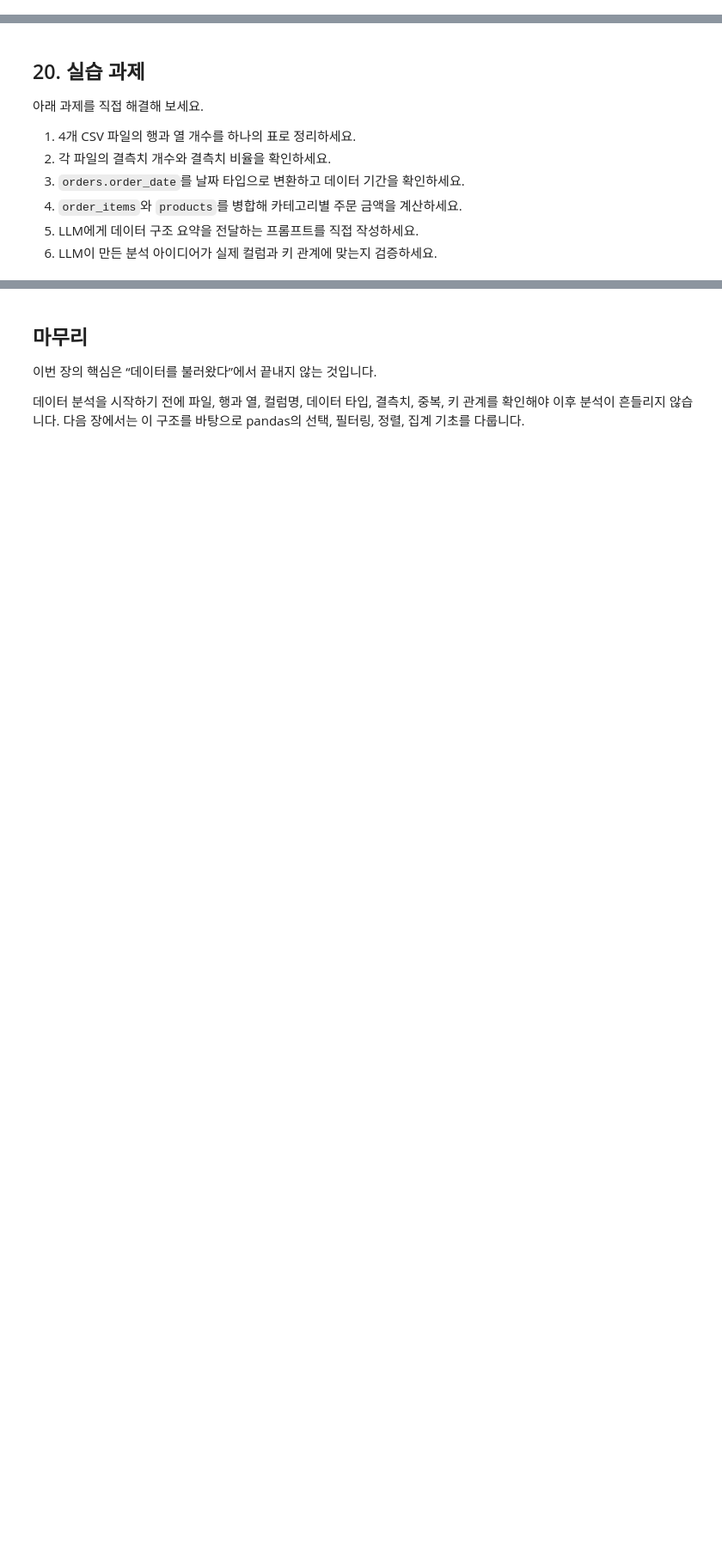
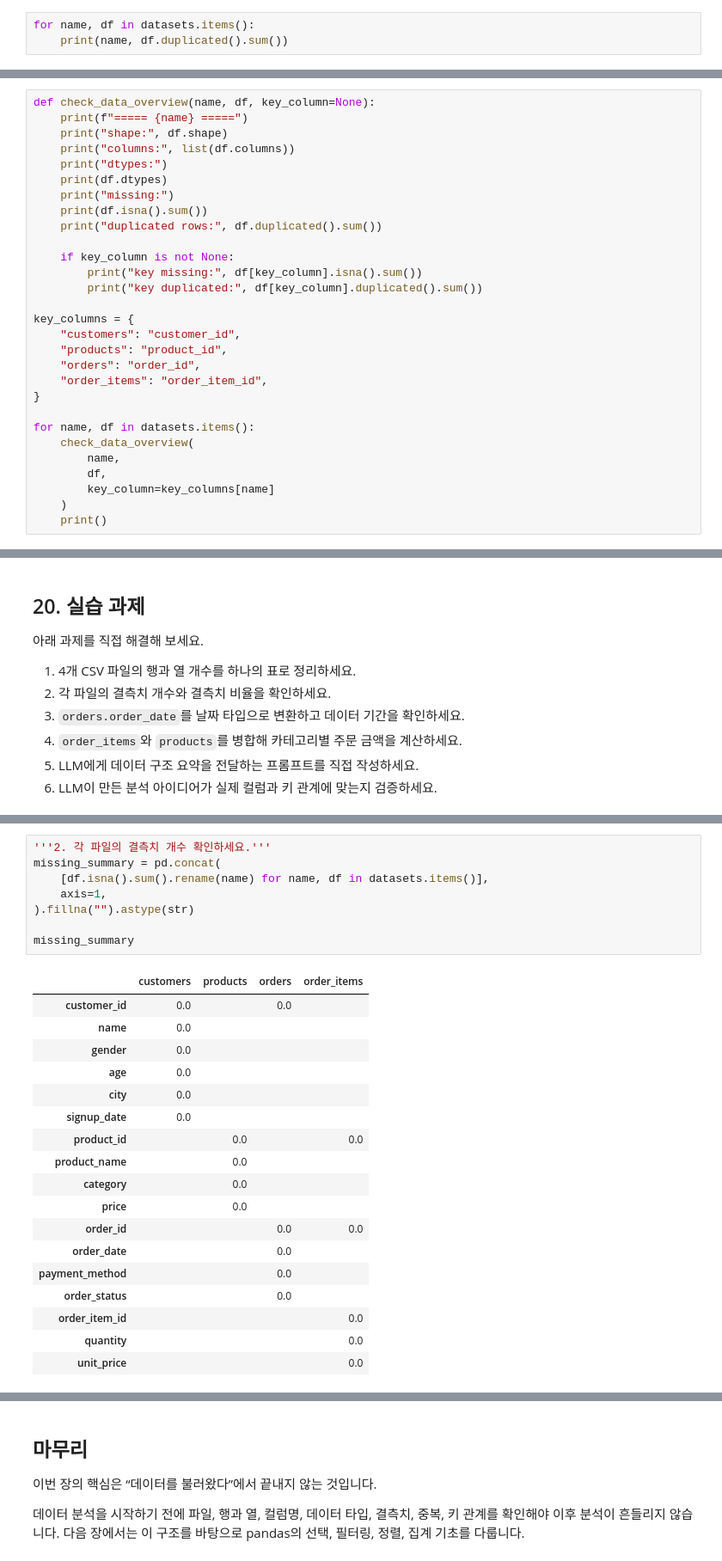
Before and after one commit to song-03/llm-data-analysis-study, a Jupyter notebook: chapter03/ch03_data_overview.ipynb, the cells around one changed output, grey strips where cells are left out. Shown at 86% size. Cells and saved outputs as stored; diff of their text form; blank space fills up the shorter version.

```diff
--- a/chapter03/ch03_data_overview.ipynb
+++ b/chapter03/ch03_data_overview.ipynb
@@ -300,0 +454,3 @@ id_duplicate_checks
+# %%
+for name, df in datasets.items():
+    print(name, df.duplicated().sum())
@@ -474,0 +805,29 @@ LLM에게 원본 데이터를 그대로 붙여 넣는 것은 피하는 것이
+# %%
+def check_data_overview(name, df, key_column=None):
+    print(f"===== {name} =====")
+    print("shape:", df.shape)
+    print("columns:", list(df.columns))
+    print("dtypes:")
+    print(df.dtypes)
+    print("missing:")
+    print(df.isna().sum())
+    print("duplicated rows:", df.duplicated().sum())
+
+    if key_column is not None:
+        print("key missing:", df[key_column].isna().sum())
+        print("key duplicated:", df[key_column].duplicated().sum())
+
+key_columns = {
+    "customers": "customer_id",
+    "products": "product_id",
+    "orders": "order_id",
+    "order_items": "order_item_id",
+}
+
+for name, df in datasets.items():
+    check_data_overview(
+        name,
+        df,
+        key_column=key_columns[name]
+    )
+    print()
@@ -570,0 +1029,27 @@ validation_check
+# %%
+'''2. 각 파일의 결측치 개수 확인하세요.'''
+missing_summary = pd.concat(
+    [df.isna().sum().rename(name) for name, df in datasets.items()],
+    axis=1,
+).fillna("").astype(str)
+
+missing_summary
+# %% [output]
+|  | customers | products | orders | order_items |
+| customer_id | 0.0 |  | 0.0 |  |
+| name | 0.0 |  |  |  |
+| gender | 0.0 |  |  |  |
+| age | 0.0 |  |  |  |
+| city | 0.0 |  |  |  |
+| signup_date | 0.0 |  |  |  |
+| product_id |  | 0.0 |  | 0.0 |
+| product_name |  | 0.0 |  |  |
+| category |  | 0.0 |  |  |
+| price |  | 0.0 |  |  |
+| order_id |  |  | 0.0 | 0.0 |
+| order_date |  |  | 0.0 |  |
+| payment_method |  |  | 0.0 |  |
+| order_status |  |  | 0.0 |  |
+| order_item_id |  |  |  | 0.0 |
+| quantity |  |  |  | 0.0 |
+| unit_price |  |  |  | 0.0 |
```
Also changed, not shown: parts of 109 cells of this notebook, 8 other files.
